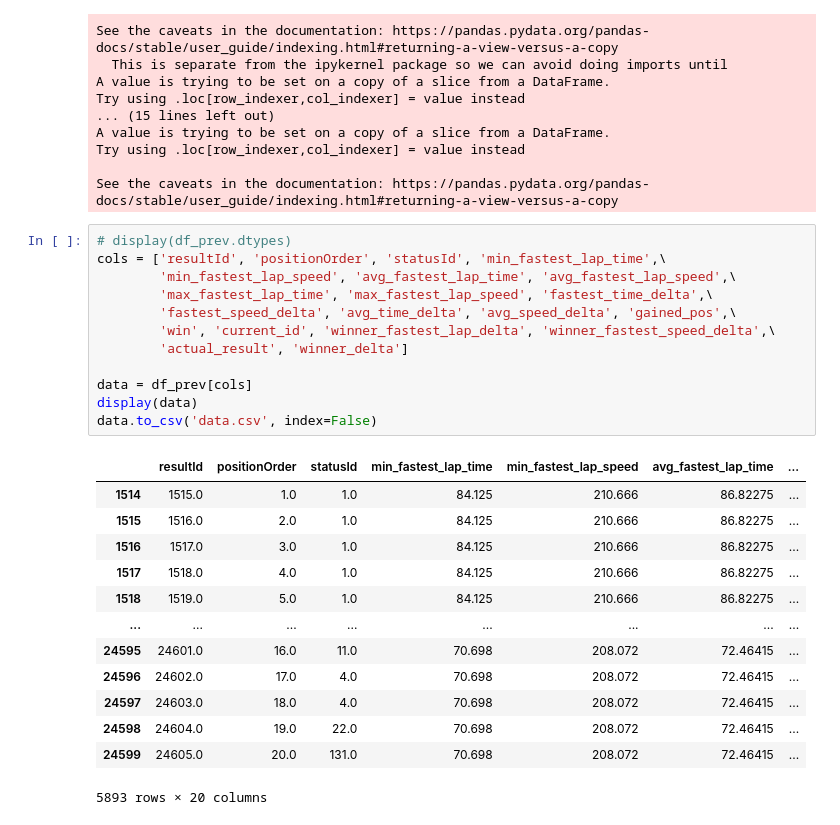
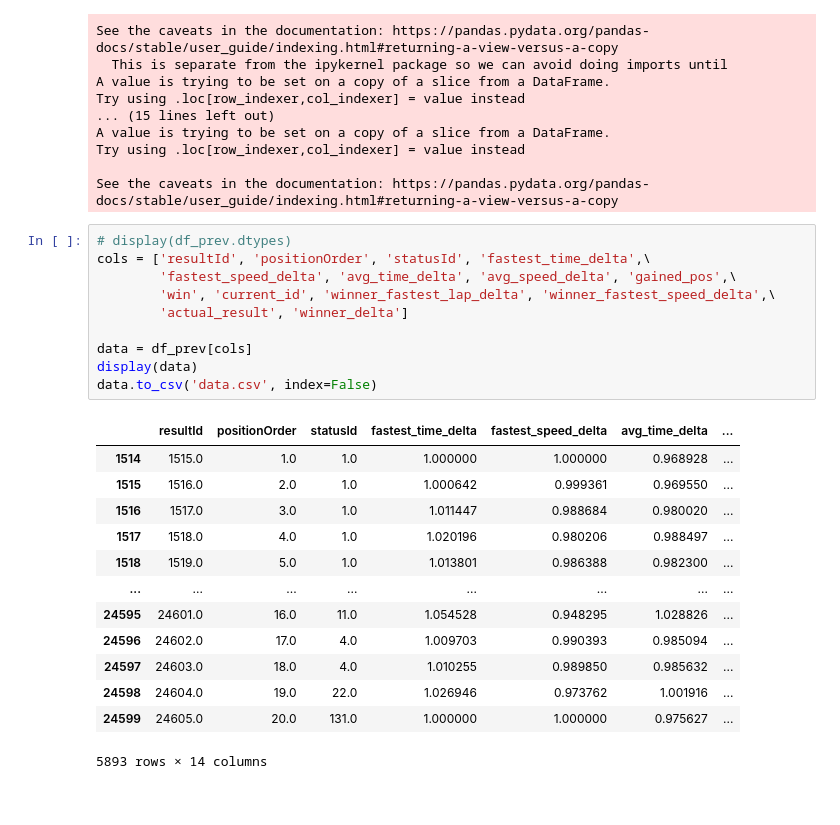
Before and after one commit to edie-zhou/data_lab_f1, a Jupyter notebook: F1.ipynb, the cells around one changed output. Cells and saved outputs as stored; diff of their text form.

```diff
--- a/F1.ipynb
+++ b/F1.ipynb
@@ -512,27 +512,25 @@ Try using .loc[row_indexer,col_indexer] = value instead
 See the caveats in the documentation: https://pandas.pydata.org/pandas-docs/stable/user_guide/indexing.html#returning-a-view-versus-a-copy
 # %%
 # display(df_prev.dtypes)
-cols = ['resultId', 'positionOrder', 'statusId', 'min_fastest_lap_time',\
-        'min_fastest_lap_speed', 'avg_fastest_lap_time', 'avg_fastest_lap_speed',\
-        'max_fastest_lap_time', 'max_fastest_lap_speed', 'fastest_time_delta',\
+cols = ['resultId', 'positionOrder', 'statusId', 'fastest_time_delta',\
         'fastest_speed_delta', 'avg_time_delta', 'avg_speed_delta', 'gained_pos',\
         'win', 'current_id', 'winner_fastest_lap_delta', 'winner_fastest_speed_delta',\
         'actual_result', 'winner_delta']
 
 data = df_prev[cols]
 display(data)
 data.to_csv('data.csv', index=False)
 # %% [output]
-|  | resultId | positionOrder | statusId | min_fastest_lap_time | min_fastest_lap_speed | avg_fastest_lap_time | ... |
-| 1514 | 1515.0 | 1.0 | 1.0 | 84.125 | 210.666 | 86.82275 | ... |
-| 1515 | 1516.0 | 2.0 | 1.0 | 84.125 | 210.666 | 86.82275 | ... |
-| 1516 | 1517.0 | 3.0 | 1.0 | 84.125 | 210.666 | 86.82275 | ... |
-| 1517 | 1518.0 | 4.0 | 1.0 | 84.125 | 210.666 | 86.82275 | ... |
-| 1518 | 1519.0 | 5.0 | 1.0 | 84.125 | 210.666 | 86.82275 | ... |
+|  | resultId | positionOrder | statusId | fastest_time_delta | fastest_speed_delta | avg_time_delta | ... |
+| 1514 | 1515.0 | 1.0 | 1.0 | 1.000000 | 1.000000 | 0.968928 | ... |
+| 1515 | 1516.0 | 2.0 | 1.0 | 1.000642 | 0.999361 | 0.969550 | ... |
+| 1516 | 1517.0 | 3.0 | 1.0 | 1.011447 | 0.988684 | 0.980020 | ... |
+| 1517 | 1518.0 | 4.0 | 1.0 | 1.020196 | 0.980206 | 0.988497 | ... |
+| 1518 | 1519.0 | 5.0 | 1.0 | 1.013801 | 0.986388 | 0.982300 | ... |
 | ... | ... | ... | ... | ... | ... | ... | ... |
-| 24595 | 24601.0 | 16.0 | 11.0 | 70.698 | 208.072 | 72.46415 | ... |
-| 24596 | 24602.0 | 17.0 | 4.0 | 70.698 | 208.072 | 72.46415 | ... |
-| 24597 | 24603.0 | 18.0 | 4.0 | 70.698 | 208.072 | 72.46415 | ... |
-| 24598 | 24604.0 | 19.0 | 22.0 | 70.698 | 208.072 | 72.46415 | ... |
-| 24599 | 24605.0 | 20.0 | 131.0 | 70.698 | 208.072 | 72.46415 | ... |
+| 24595 | 24601.0 | 16.0 | 11.0 | 1.054528 | 0.948295 | 1.028826 | ... |
+| 24596 | 24602.0 | 17.0 | 4.0 | 1.009703 | 0.990393 | 0.985094 | ... |
+| 24597 | 24603.0 | 18.0 | 4.0 | 1.010255 | 0.989850 | 0.985632 | ... |
+| 24598 | 24604.0 | 19.0 | 22.0 | 1.026946 | 0.973762 | 1.001916 | ... |
+| 24599 | 24605.0 | 20.0 | 131.0 | 1.000000 | 1.000000 | 0.975627 | ... |
-5893 rows × 20 columns
+5893 rows × 14 columns
```
Also changed, not shown: 1 other file.
